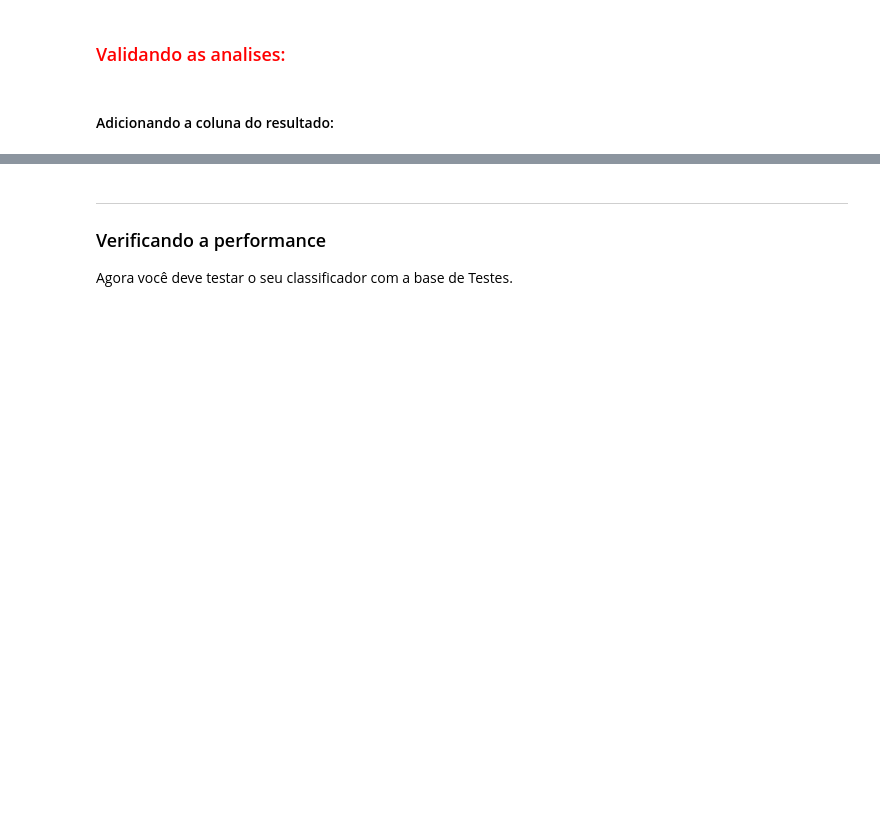
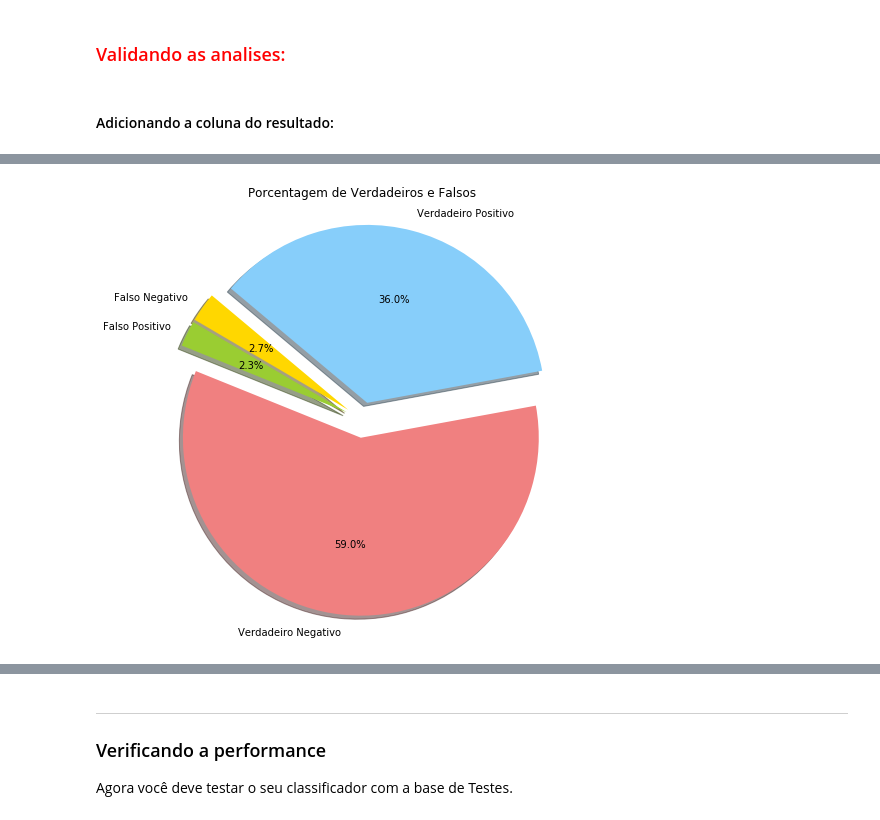
Before and after one commit to EikiSantos/DataScience-Project, a Jupyter notebook: Projeto2_layout.ipynb, the cells around one changed output, grey strips where cells are left out. Drawn from its saved outputs; the diff is of its cells as text; code cells hidden in the pictures; blank space fills up the shorter version.

```diff
--- a/Projeto2_layout.ipynb
+++ b/Projeto2_layout.ipynb
@@ -338,0 +294,20 @@ skol_read
+# %%
+#Definindo a relevancia com o classificador
+relevancia_classificada = classificador(skol_read,'Treinamento')
+skol_read["Analise"] = relevancia_classificada
+# %%
+def validadora(df, relevancia, analise):
+#Essa função retorna o dataframe com uma série nova, que apresenta se a classificação foi correta ou não.
+#Essa função vai validar as classificações em True ou False, sendo True para a classificação correta e False para a incorreta.
+    i = 0
+    verifica = []
+    while i < len(skol_read):
+        ver = False
+        if df["{0}".format(relevancia)][i] == df["{0}".format(analise)][i]:
+            ver = True
+        verifica.append(ver)
+        i+=1
+    df['Validadora'] = verifica
+    return(df)
+# %%
+skol_read = validadora(skol_read, 'relevante', 'Analise')
@@ -338,0 +348,19 @@ skol_read
+# %%
+performance_ = performance(skol_read)
+# %%
+# Data to plot
+labels = 'Falso Negativo', "Falso Positivo", "Verdadeiro Negativo", 'Verdadeiro Positivo'
+sizes = [performance_['Falso_Negativo'], performance_["Falso_Positivo"], performance_["Verdadeiro_Negativo"], performance_['Verdadeiro_Positivo']]
+colors = ['gold', 'yellowgreen', 'lightcoral', 'lightskyblue']
+explode = (0.1, 0.1, 0.1, 0.1)  # explode 1st slice
+
+# Plot
+plt.figure(figsize=[8,8])
+plt.pie(sizes, explode=explode, labels=labels, colors=colors,
+autopct='%1.1f%%', shadow=True, startangle=140)
+
+plt.axis('equal')
+plt.title("Porcentagem de Verdadeiros e Falsos")
+plt.show()
+# %% [output]
+[figure, added]
```
Also changed, not shown: parts of 29 cells of this notebook.
